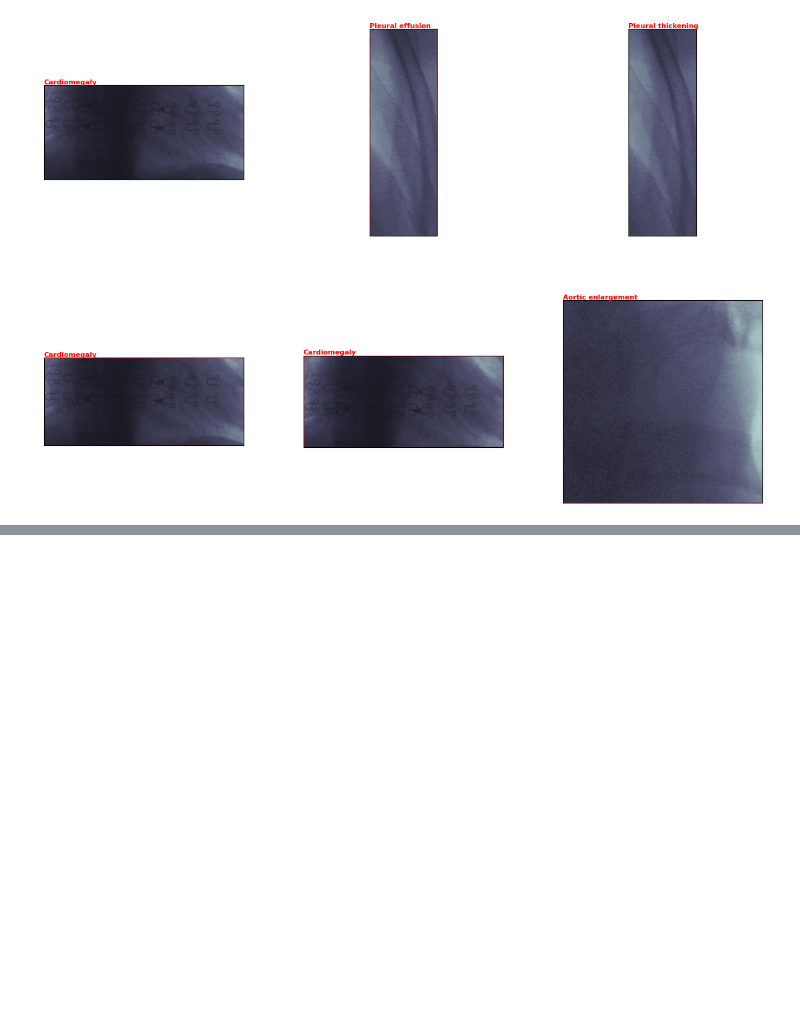
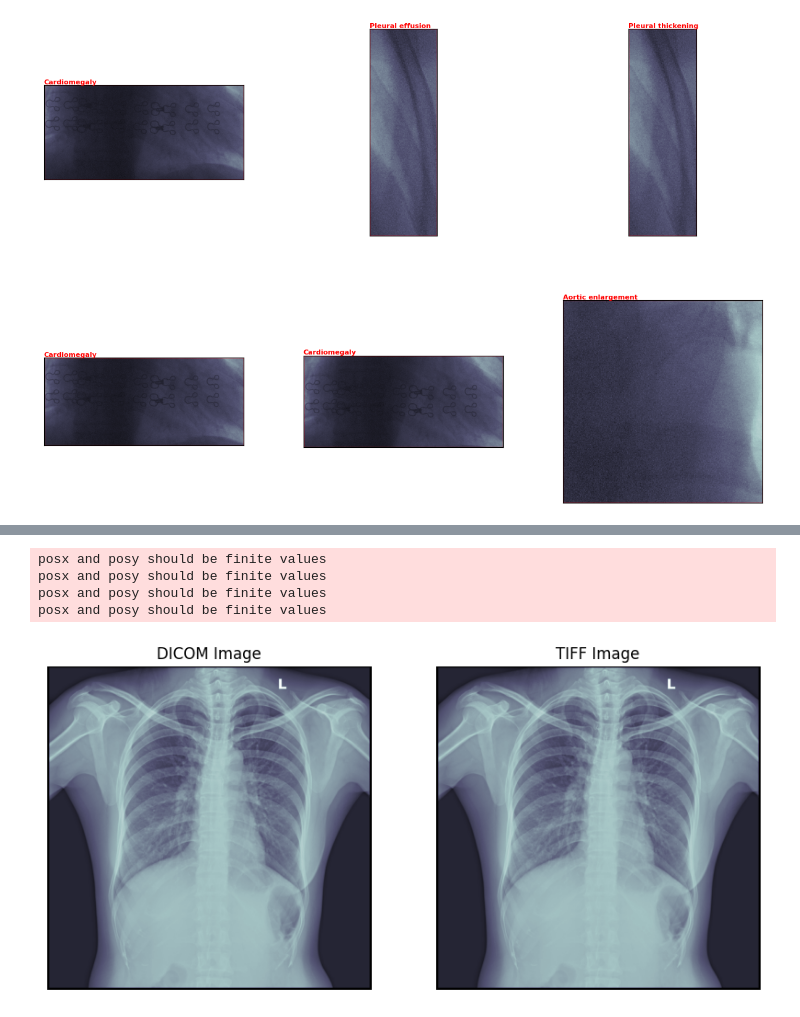
Before and after one commit to RSHVR/DeepRadiology, a Jupyter notebook: EDA_2.ipynb, the cells around one changed output, grey strips where cells are left out. Saved outputs shown, nothing was run; the diff lists cells and outputs as text; code cells hidden in the pictures; blank space fills up the shorter version.

```diff
--- a/EDA_2.ipynb
+++ b/EDA_2.ipynb
@@ -428,0 +515,80 @@ plt.show()
+# %%
+import pandas as pd
+import pydicom
+from PIL import Image, ImageDraw
+import matplotlib.pyplot as plt
+import matplotlib.patches as patches
+import numpy as np
+import os
+import random
+
+# Function to draw bounding boxes on image
+def draw_bounding_boxes(image_path, bounding_boxes, is_dicom, ax):
+    # Read the image
+    if is_dicom:
+        dicom_file = pydicom.dcmread(image_path)
+        image = dicom_file.pixel_array
+        # Convert to 8-bit grayscale image for display
+        #image = (image / np.max(image) * 255).astype(np.uint8)'''
+        # Display the image
+        ax.imshow(image, cmap=plt.cm.bone)
+    else:
+        image = Image.open(image_path)
+        ax.imshow(image, cmap=plt.cm.bone)
+
+    # Colors for different instances
+    colors = ['r', 'g', 'b', 'y', 'c', 'm', 'orange', 'purple', 'brown', 'pink']
+    color_idx = 0
+
+    # Draw the bounding boxes and labels
+    for index, row in bounding_boxes.iterrows():
+        x_min, y_min, x_max, y_max = row['x_min'], row['y_min'], row['x_max'], row['y_max']
+        width, height = x_max - x_min, y_max - y_min
+        # Create a Rectangle patch
+        rect = patches.Rectangle((x_min, y_min), width, height, linewidth=1, edgecolor=colors[color_idx % len(colors)], facecolor='none')
+        # Add the patch to the Axes
+        ax.add_patch(rect)
+        # Add label
+        label = row['class_name']
+        ax.text(x_min, y_min, label, color=colors[color_idx % len(colors)], weight='bold', fontsize=8, ha='left', va='bottom')
+        color_idx += 1
+
+# Load the dataset
+csv_path = r"C:\Users\cassm\OneDrive\Desktop\Code_Repo\DeepRadiology\subsets\random\train.csv"
+data = pd.read_csv(csv_path)
+
+# Select 5 random rows
+sample_data = data.sample(n=5)
+
+# Directories containing the DICOM and TIFF files
+dicom_dir = r"C:\Users\cassm\OneDrive\Desktop\vinbigdata-chest-xray-abnormalities-detection\train"
+tiff_dir = r"C:\Users\cassm\OneDrive\Desktop\vinbigdata-chest-xray-abnormalities-detection\images_tiff"
+
+# Display images
+for _, row in sample_data.iterrows():
+    image_id = row['image_id']
+    # Select bounding boxes for this image_id
+    bounding_boxes = data[data['image_id'] == image_id]
+
+    # Set up the figure and axes
+    fig, (ax1, ax2) = plt.subplots(1, 2, figsize=(10, 5))
+
+    # Draw bounding boxes on DICOM image
+    dicom_path = os.path.join(dicom_dir, image_id + '.dicom')  # Adjust extension if necessary
+    draw_bounding_boxes(dicom_path, bounding_boxes, is_dicom=True, ax=ax1)
+    ax1.set_title('DICOM Image')
+    ax1.axis('off')
+
+    # Draw bounding boxes on TIFF image
+    tiff_path = os.path.join(tiff_dir, image_id + '.tiff')  # Adjust extension if necessary
+    draw_bounding_boxes(tiff_path, bounding_boxes, is_dicom=False, ax=ax2)
+    ax2.set_title('TIFF Image')
+    ax2.axis('off')
+
+    plt.show()
+# %% [output]
+posx and posy should be finite values
+posx and posy should be finite values
+posx and posy should be finite values
+posx and posy should be finite values
+[figure, added]
```
Also changed, not shown: parts of 10 cells of this notebook, 2 other files.
